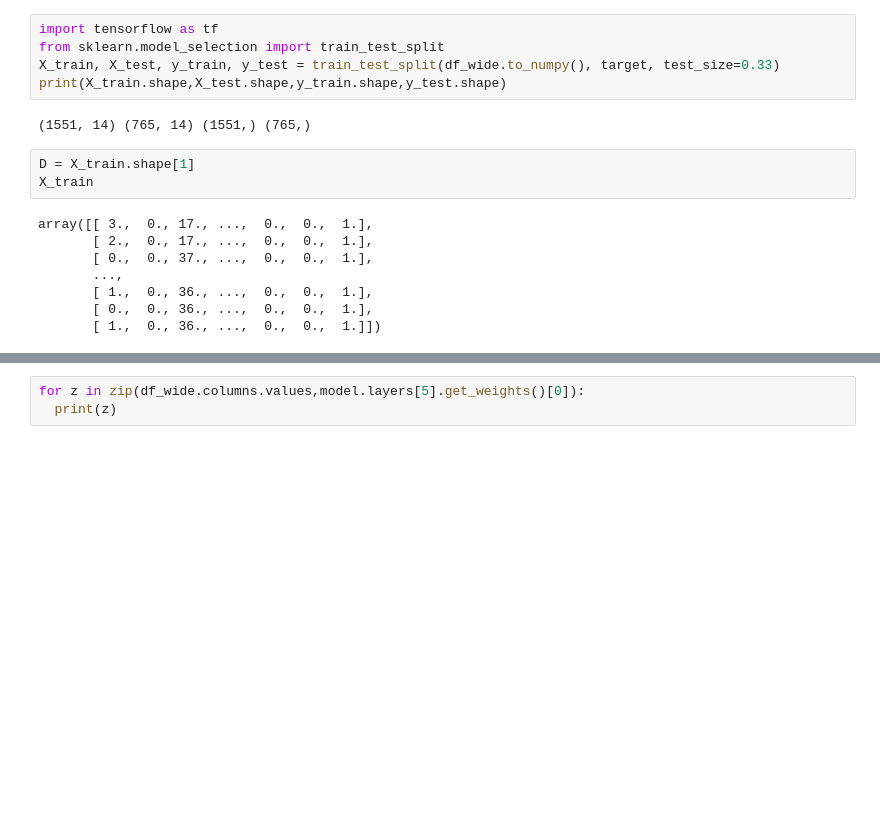
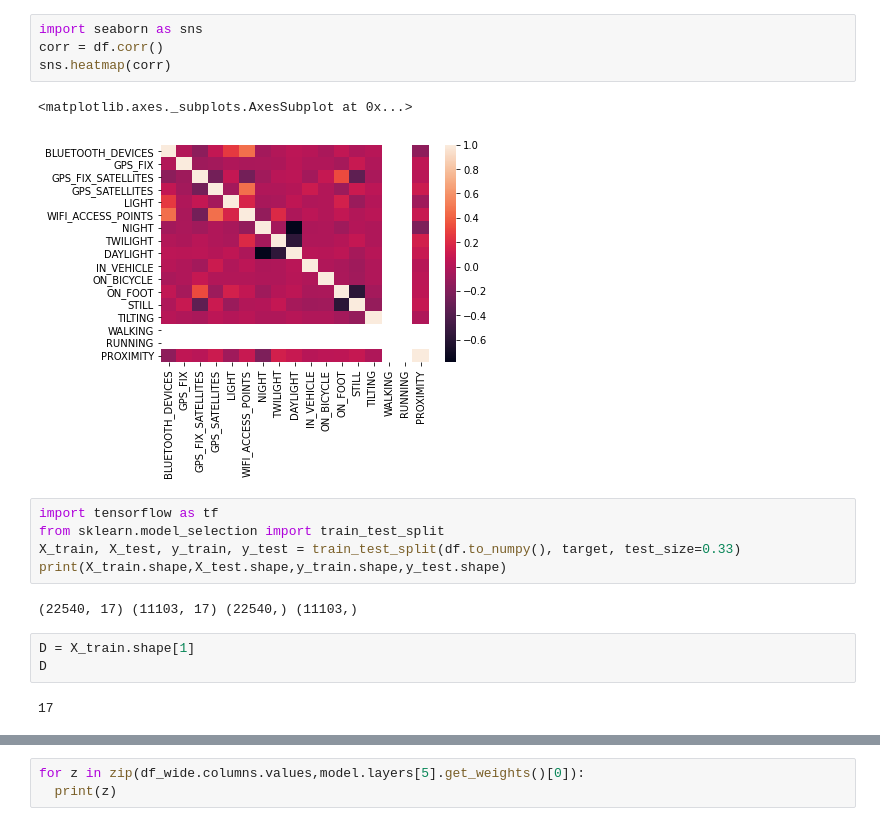
Before and after one commit to SpeedJack/IODataAcquisition, a Jupyter notebook: NeuralNetwork/IONeuralNetwork.ipynb, the cells around one changed output, grey strips where cells are left out. Saved outputs shown, nothing was run; the diff lists cells and outputs as text; blank space fills up the shorter version.

```diff
--- a/NeuralNetwork/IONeuralNetwork.ipynb
+++ b/NeuralNetwork/IONeuralNetwork.ipynb
@@ -141,21 +33,22 @@ df_wide
+# %%
+import seaborn as sns
+corr = df.corr()
+sns.heatmap(corr)
+# %% [output]
+<matplotlib.axes._subplots.AxesSubplot at 0x...>
+[figure, added]
 # %%
 import tensorflow as tf
 from sklearn.model_selection import train_test_split
-X_train, X_test, y_train, y_test = train_test_split(df_wide.to_numpy(), target, test_size=0.33)
+X_train, X_test, y_train, y_test = train_test_split(df.to_numpy(), target, test_size=0.33)
 print(X_train.shape,X_test.shape,y_train.shape,y_test.shape)
 # %% [output]
-(1551, 14) (765, 14) (1551,) (765,)
+(22540, 17) (11103, 17) (22540,) (11103,)
 # %%
 D = X_train.shape[1]
-X_train
+D
 # %% [output]
-array([[ 3.,  0., 17., ...,  0.,  0.,  1.],
-       [ 2.,  0., 17., ...,  0.,  0.,  1.],
-       [ 0.,  0., 37., ...,  0.,  0.,  1.],
-       ...,
-       [ 1.,  0., 36., ...,  0.,  0.,  1.],
-       [ 0.,  0., 36., ...,  0.,  0.,  1.],
-       [ 1.,  0., 36., ...,  0.,  0.,  1.]])
+17
 # %%
 # Now all the fun Tensorflow stuff
 # Build the model
```
Also changed, not shown: parts of 15 cells of this notebook.
